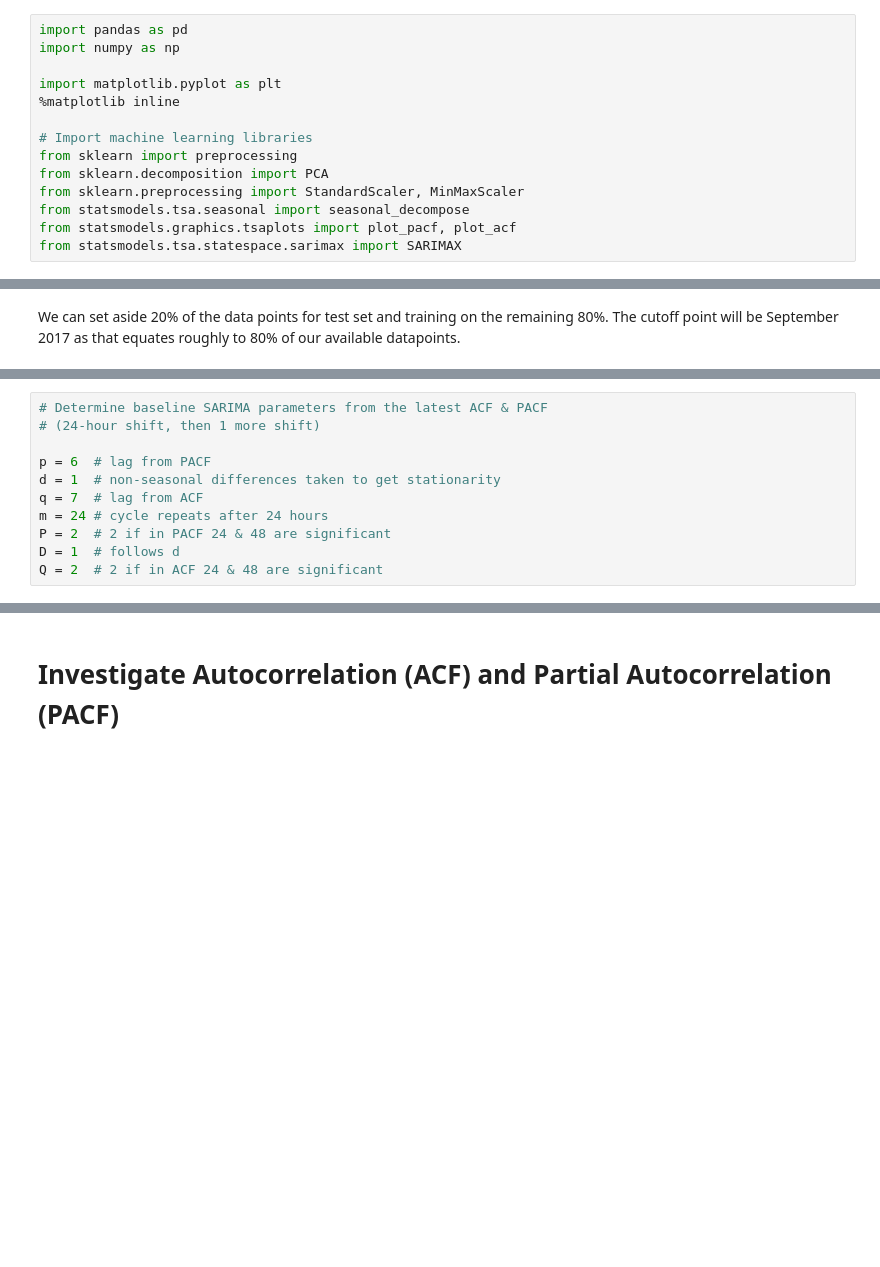
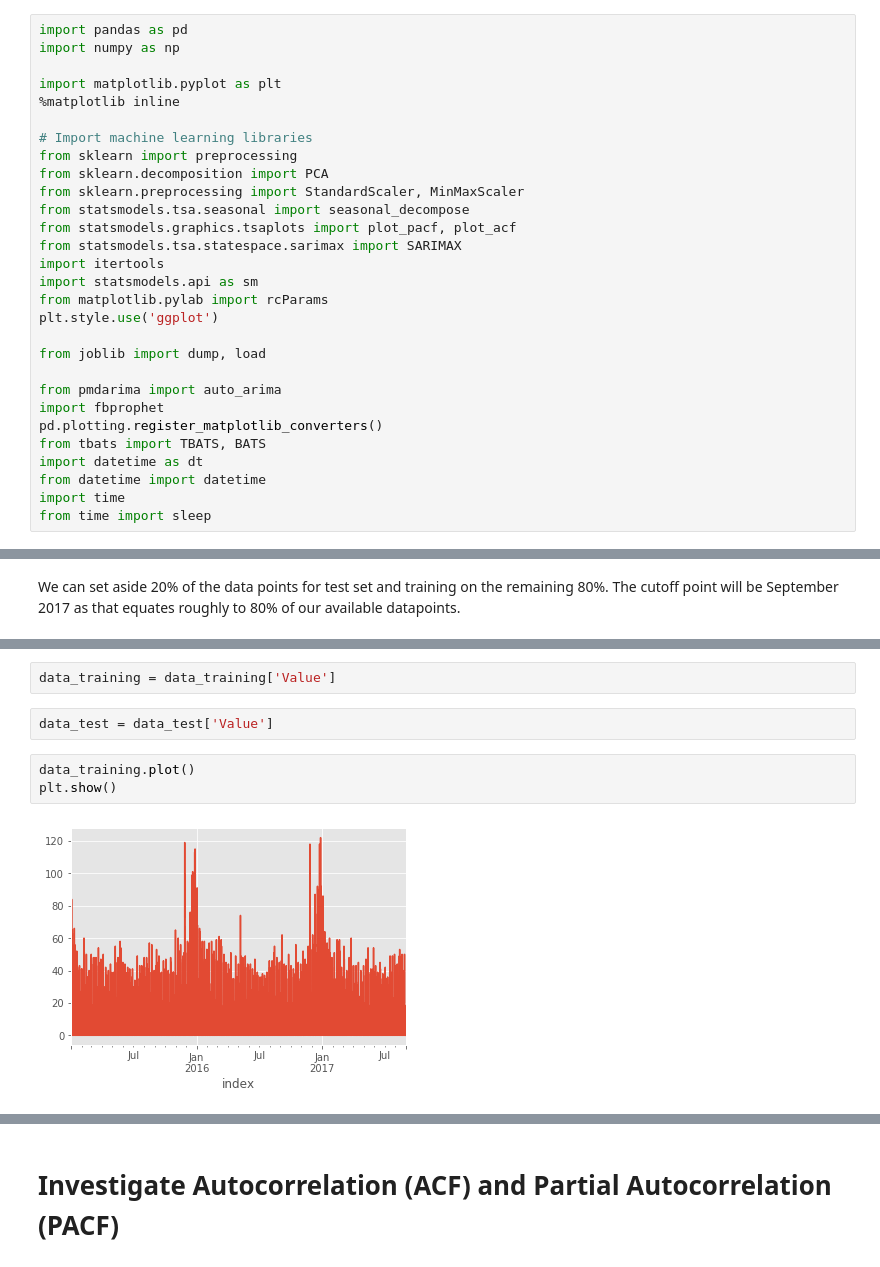
Before and after one commit to matteomm/sales-traffic-us-store, a Jupyter notebook: notebooks/modelling_traffic.ipynb, the cells around one changed output, grey strips where cells are left out. Cells and saved outputs as stored; diff of their text form; blank space fills up the shorter version.

```diff
--- a/notebooks/modelling_traffic.ipynb
+++ b/notebooks/modelling_traffic.ipynb
@@ -12,6 +12,21 @@ from sklearn.preprocessing import StandardScaler, MinMaxScaler
 from statsmodels.tsa.seasonal import seasonal_decompose
 from statsmodels.graphics.tsaplots import plot_pacf, plot_acf
 from statsmodels.tsa.statespace.sarimax import SARIMAX
+import itertools
+import statsmodels.api as sm
+from matplotlib.pylab import rcParams
+plt.style.use('ggplot')
+
+from joblib import dump, load
+
+from pmdarima import auto_arima
+import fbprophet
+pd.plotting.register_matplotlib_converters()
+from tbats import TBATS, BATS
+import datetime as dt
+from datetime import datetime
+import time
+from time import sleep
 # %%
 df = pd.read_csv('../data/processed/traffic_for_modelling.csv')
 # %%
@@ -113,11 +128,9 @@ df_test     = df.loc[test_start:]
-# %%
-# Determine baseline SARIMA parameters from the latest ACF & PACF
-# (24-hour shift, then 1 more shift)
-
-p = 6  # lag from PACF
-d = 1  # non-seasonal differences taken to get stationarity
-q = 7  # lag from ACF
-m = 24 # cycle repeats after 24 hours
-P = 2  # 2 if in PACF 24 & 48 are significant
-D = 1  # follows d
-Q = 2  # 2 if in ACF 24 & 48 are significant
+# %%
+data_training = data_training['Value']
+# %%
+data_test = data_test['Value']
+# %%
+data_training.plot()
+plt.show()
+# %% [output]
+[figure, added]
```
Also changed, not shown: parts of 110 cells of this notebook, 1 other file.
